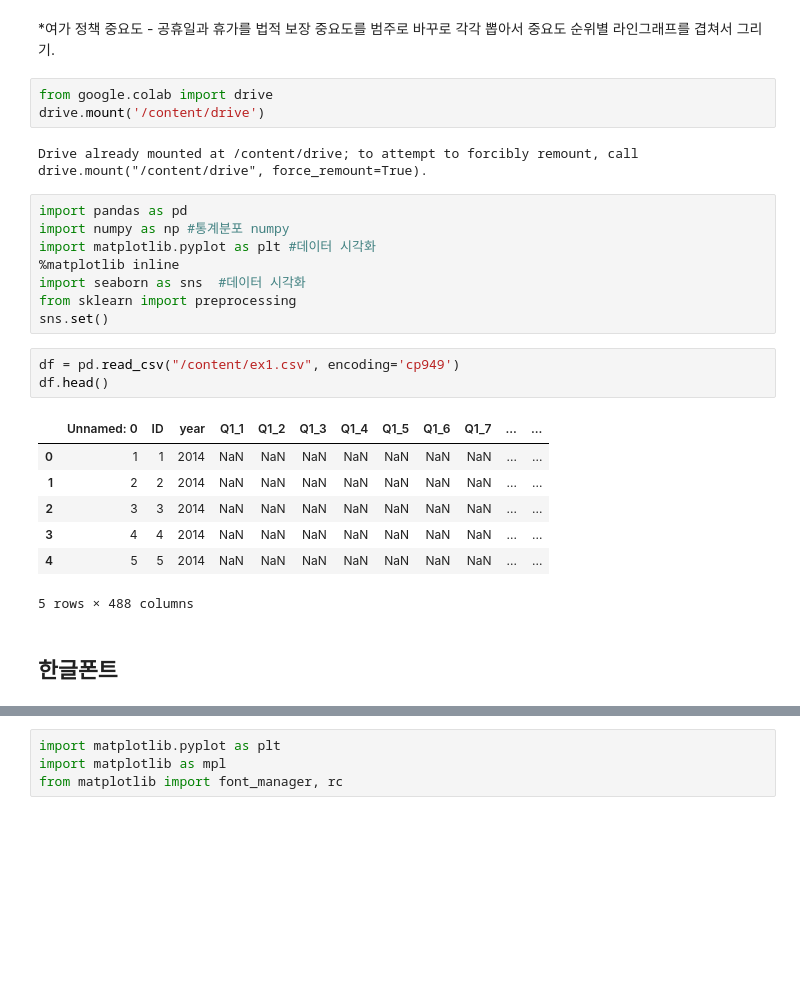
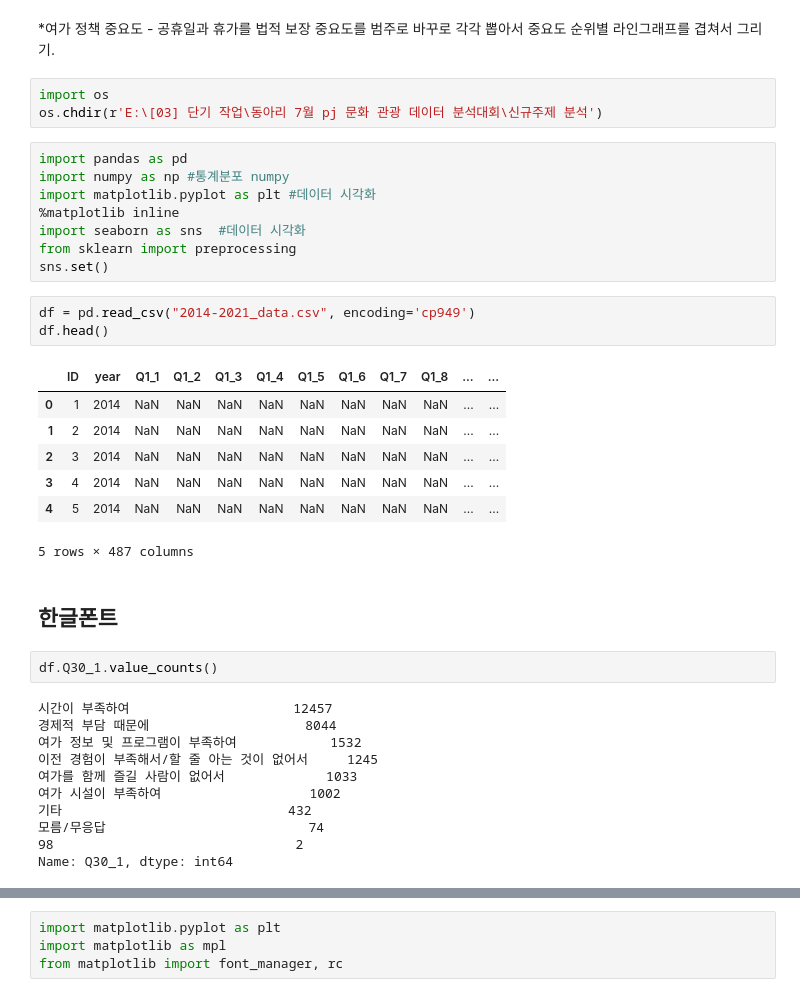
Before and after one commit to Sty1ish/culture-leisure_idea_competition, a Jupyter notebook: ex2_4[정윤]2022_06_27 (2).ipynb, the cells around one changed output, grey strips where cells are left out. Drawn from its saved outputs; the diff is of its cells as text; blank space fills up the shorter version.

Commit message:
문화관광 분석대회 최종본
공개 불가능 데이터는 업로드 하지 않았음. - 최종 분석결과는 발표자료에 ppt와 hwp 보고서 파일 압축해서 최종본 제출 완료하였음.

```diff
--- a/ex2_4[정윤]2022_06_27 (2).ipynb
+++ b/ex2_4[정윤]2022_06_27 (2).ipynb
@@ -4,11 +4,9 @@
 *여가 정책 중요도 - 공휴일과 휴가를 법적 보장
 중요도를 범주로 바꾸로 각각 뽑아서
 중요도 순위별 라인그래프를 겹쳐서 그리기.
-# %%
-from google.colab import drive
-drive.mount('/content/drive')
-# %% [output]
-Drive already mounted at /content/drive; to attempt to forcibly remount, call drive.mount("/content/drive", force_remount=True).
+# %%
+import os
+os.chdir(r'E:\[03] 단기 작업\동아리 7월 pj 문화 관광 데이터 분석대회\신규주제 분석')
 # %%
 import pandas as pd
 import numpy as np #통계분포 numpy
@@ -18,15 +16,28 @@ import seaborn as sns  #데이터 시각화
 from sklearn import preprocessing
 sns.set()
 # %%
-df = pd.read_csv("/content/ex1.csv", encoding='cp949')
+df = pd.read_csv("2014-2021_data.csv", encoding='cp949')
 df.head()
 # %% [output]
-|  | Unnamed: 0 | ID | year | Q1_1 | Q1_2 | Q1_3 | Q1_4 | Q1_5 | Q1_6 | Q1_7 | ... | ... |
-| 0 | 1 | 1 | 2014 | NaN | NaN | NaN | NaN | NaN | NaN | NaN | ... | ... |
-| 1 | 2 | 2 | 2014 | NaN | NaN | NaN | NaN | NaN | NaN | NaN | ... | ... |
-| 2 | 3 | 3 | 2014 | NaN | NaN | NaN | NaN | NaN | NaN | NaN | ... | ... |
-| 3 | 4 | 4 | 2014 | NaN | NaN | NaN | NaN | NaN | NaN | NaN | ... | ... |
-| 4 | 5 | 5 | 2014 | NaN | NaN | NaN | NaN | NaN | NaN | NaN | ... | ... |
+|  | ID | year | Q1_1 | Q1_2 | Q1_3 | Q1_4 | Q1_5 | Q1_6 | Q1_7 | Q1_8 | ... | ... |
+| 0 | 1 | 2014 | NaN | NaN | NaN | NaN | NaN | NaN | NaN | NaN | ... | ... |
+| 1 | 2 | 2014 | NaN | NaN | NaN | NaN | NaN | NaN | NaN | NaN | ... | ... |
+| 2 | 3 | 2014 | NaN | NaN | NaN | NaN | NaN | NaN | NaN | NaN | ... | ... |
+| 3 | 4 | 2014 | NaN | NaN | NaN | NaN | NaN | NaN | NaN | NaN | ... | ... |
+| 4 | 5 | 2014 | NaN | NaN | NaN | NaN | NaN | NaN | NaN | NaN | ... | ... |
-5 rows × 488 columns
+5 rows × 487 columns
 # %% [markdown]
 ## 한글폰트
+# %%
+df.Q30_1.value_counts()
+# %% [output]
+시간이 부족하여                     12457
+경제적 부담 때문에                    8044
+여가 정보 및 프로그램이 부족하여            1532
+이전 경험이 부족해서/할 줄 아는 것이 없어서     1245
+여가를 함께 즐길 사람이 없어서             1033
+여가 시설이 부족하여                   1002
+기타                             432
+모름/무응답                          74
+98                               2
+Name: Q30_1, dtype: int64
```
Also changed, not shown: parts of 3 cells of this notebook, 44 other files.
